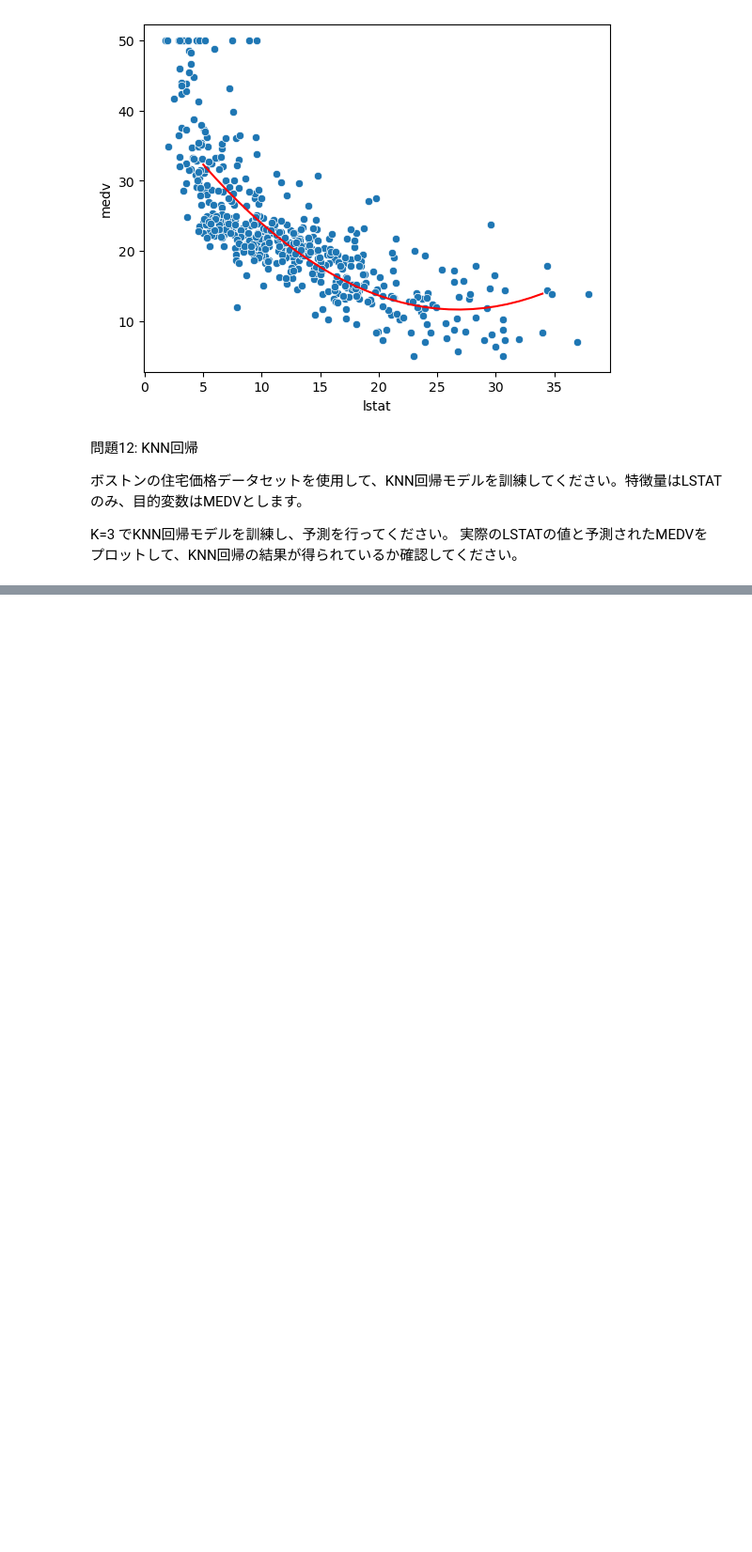
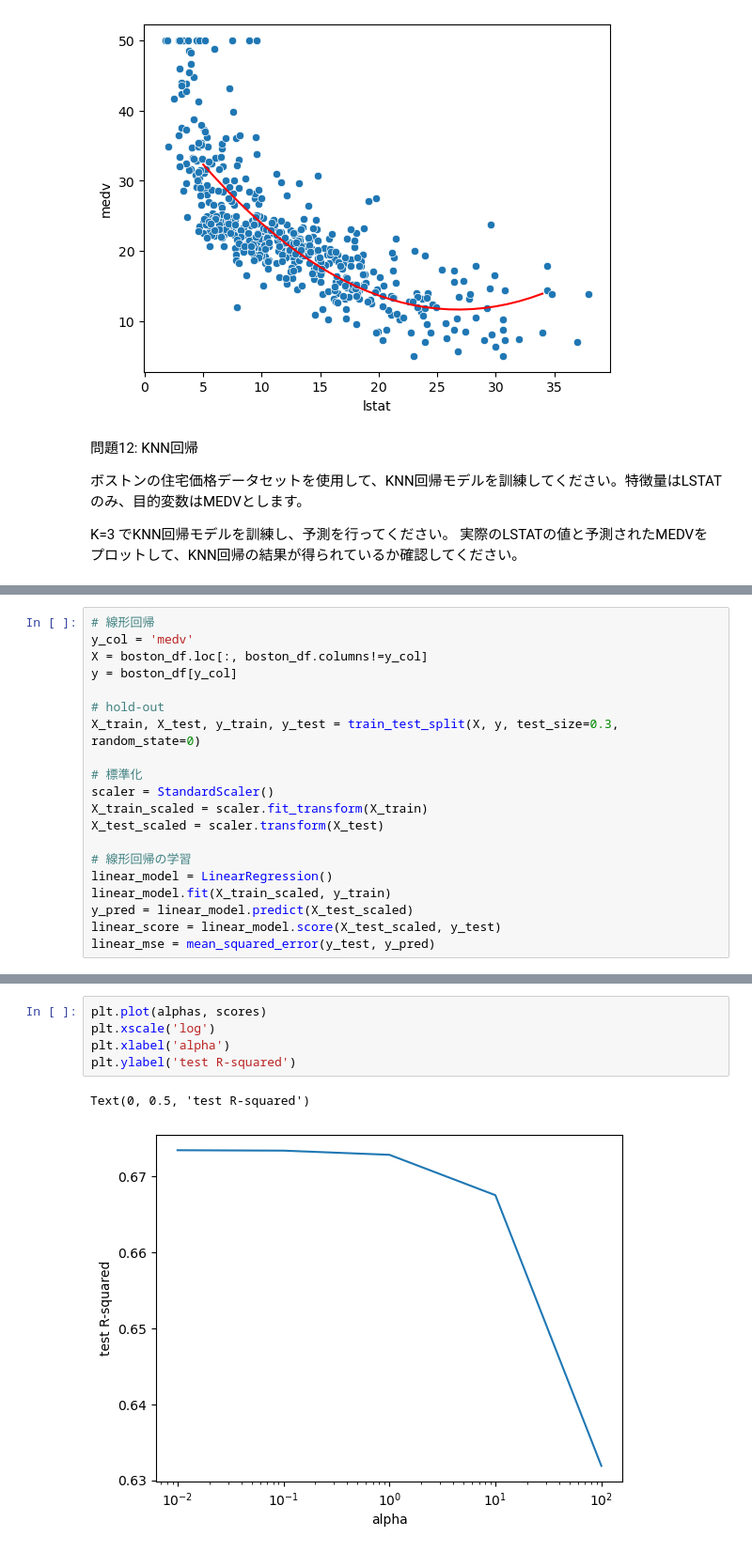
Before and after one commit to yunozon/datascience-py, a Jupyter notebook: study/pracitce2.ipynb, the cells around one changed output, grey strips where cells are left out. Shown: that part at 94% size. Saved outputs shown, nothing was run; the diff lists cells and outputs as text; blank space fills up the shorter version.

```diff
--- a/study/pracitce2.ipynb
+++ b/study/pracitce2.ipynb
@@ -503,0 +582,20 @@ K=3 でKNN回帰モデルを訓練し、予測を行ってください。
+# %%
+# 線形回帰
+y_col = 'medv'
+X = boston_df.loc[:, boston_df.columns!=y_col]
+y = boston_df[y_col]
+
+# hold-out
+X_train, X_test, y_train, y_test = train_test_split(X, y, test_size=0.3, random_state=0)
+
+# 標準化
+scaler = StandardScaler()
+X_train_scaled = scaler.fit_transform(X_train)
+X_test_scaled = scaler.transform(X_test)
+
+# 線形回帰の学習
+linear_model = LinearRegression()
+linear_model.fit(X_train_scaled, y_train)
+y_pred = linear_model.predict(X_test_scaled)
+linear_score = linear_model.score(X_test_scaled, y_test)
+linear_mse = mean_squared_error(y_test, y_pred)
@@ -503,0 +637,8 @@ K=3 でKNN回帰モデルを訓練し、予測を行ってください。
+# %%
+plt.plot(alphas, scores)
+plt.xscale('log')
+plt.xlabel('alpha')
+plt.ylabel('test R-squared')
+# %% [output]
+Text(0, 0.5, 'test R-squared')
+[figure, added]
```
Also changed, not shown: parts of 16 cells of this notebook.
